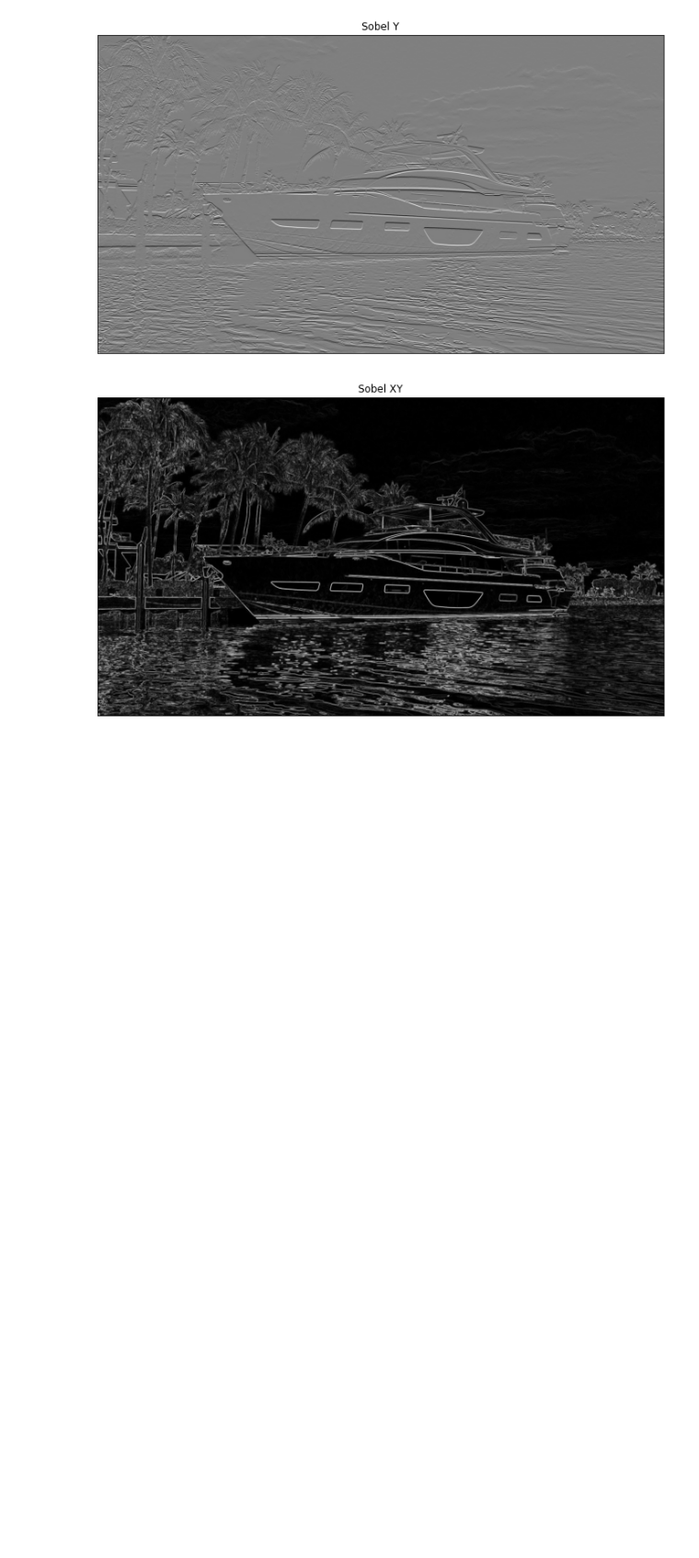
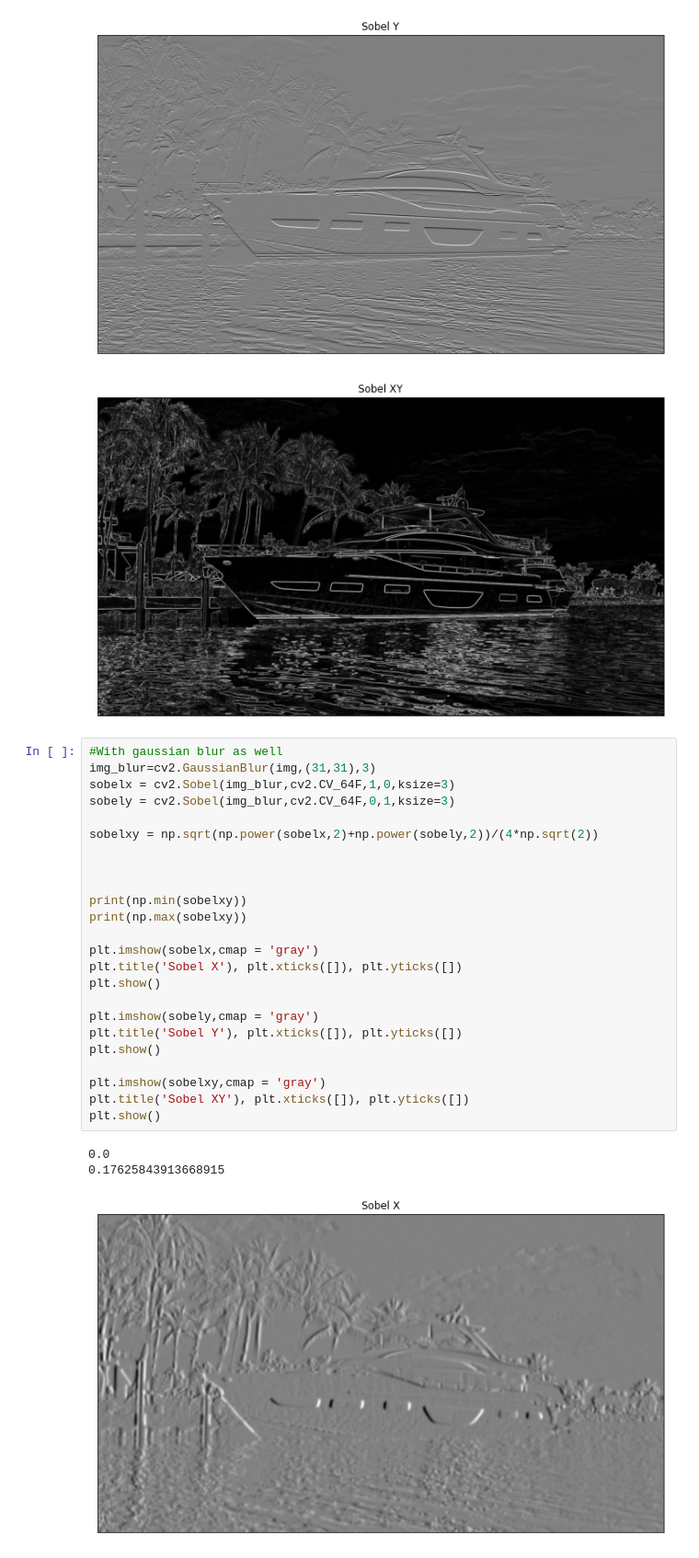
Before and after one commit to nonficti0n/learn_computer_vision, a Jupyter notebook: exercises/01_image_processing/gradients.ipynb, the cells around one changed output. Shown at 92% size. Cells and saved outputs as stored; diff of their text form; blank space fills up the shorter version.

```diff
--- a/exercises/01_image_processing/gradients.ipynb
+++ b/exercises/01_image_processing/gradients.ipynb
@@ -75,3 +75,31 @@ plt.show()
 [figure]
 [figure]
 [figure]
+# %%
+#With gaussian blur as well
+img_blur=cv2.GaussianBlur(img,(31,31),3)
+sobelx = cv2.Sobel(img_blur,cv2.CV_64F,1,0,ksize=3)
+sobely = cv2.Sobel(img_blur,cv2.CV_64F,0,1,ksize=3)
+
+sobelxy = np.sqrt(np.power(sobelx,2)+np.power(sobely,2))/(4*np.sqrt(2))
+
+
+
+print(np.min(sobelxy))
+print(np.max(sobelxy))
+
+plt.imshow(sobelx,cmap = 'gray')
+plt.title('Sobel X'), plt.xticks([]), plt.yticks([])
+plt.show()
+
+plt.imshow(sobely,cmap = 'gray')
+plt.title('Sobel Y'), plt.xticks([]), plt.yticks([])
+plt.show()
+
+plt.imshow(sobelxy,cmap = 'gray')
+plt.title('Sobel XY'), plt.xticks([]), plt.yticks([])
+plt.show()
+# %% [output]
+0.0
+0.17625843913668915
+[figure, added]
```
Also changed, not shown: parts of 3 cells of this notebook.
